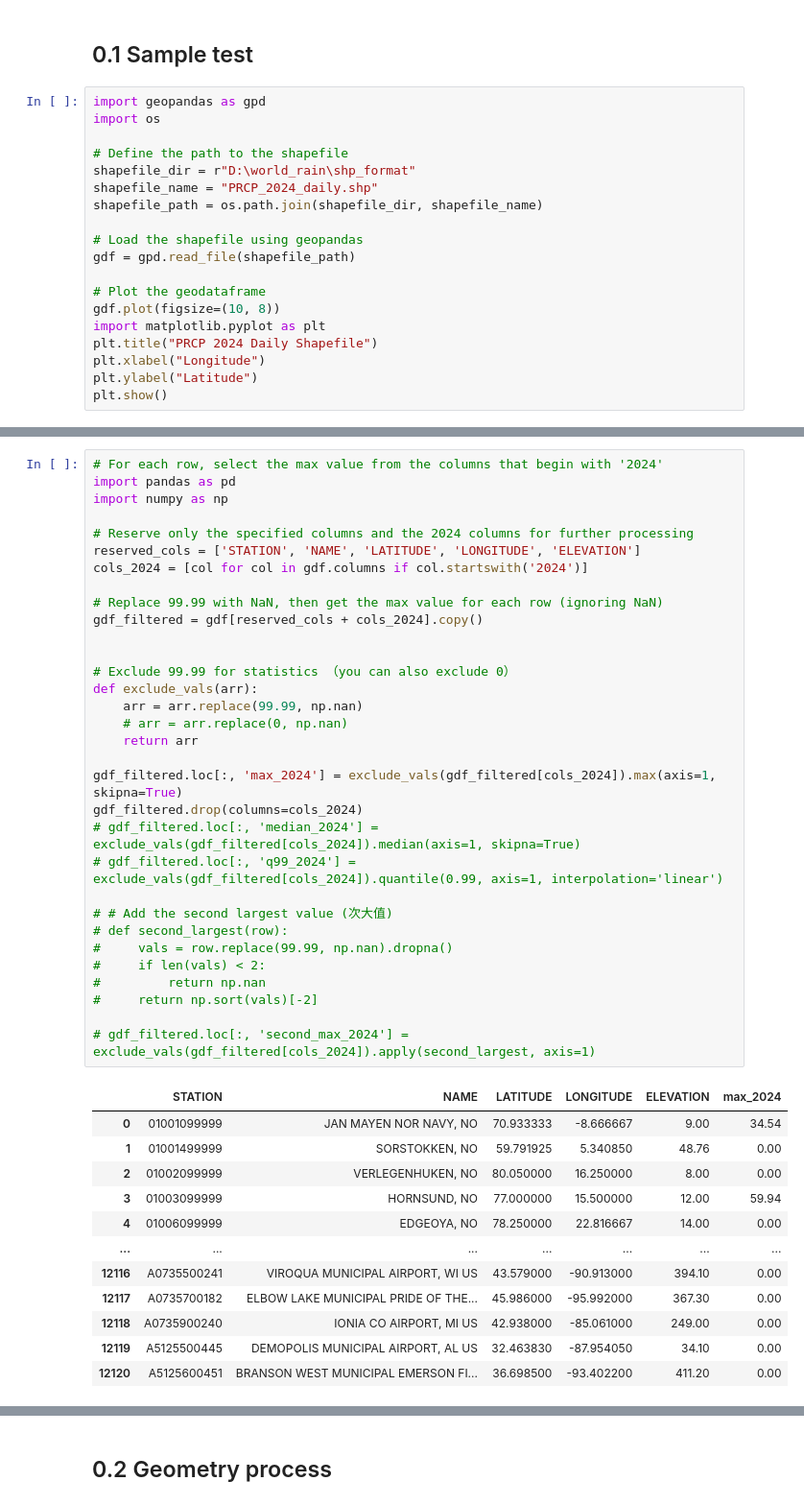
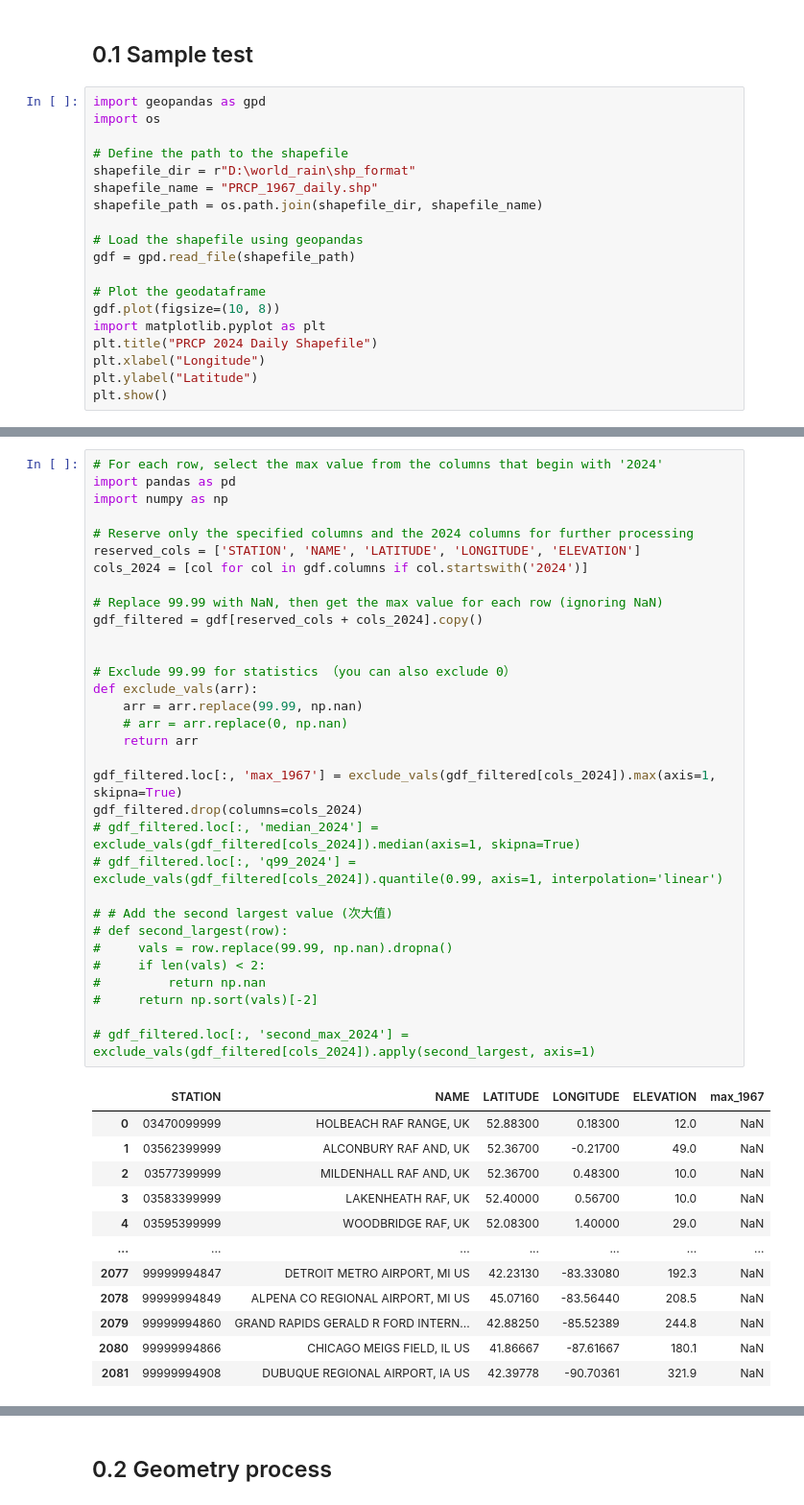
Before and after one commit to Pengyu1998526/glb_equal, a Jupyter notebook: glb_rain.ipynb, the cells around one changed output, grey strips where cells are left out. Shown at 96% size. Saved outputs shown, nothing was run; the diff lists cells and outputs as text.

```diff
--- a/glb_rain.ipynb
+++ b/glb_rain.ipynb
@@ -12,7 +12,7 @@ import os
 
 # Define the path to the shapefile
 shapefile_dir = r"D:\world_rain\shp_format"
-shapefile_name = "PRCP_2024_daily.shp"
+shapefile_name = "PRCP_1967_daily.shp"
 shapefile_path = os.path.join(shapefile_dir, shapefile_name)
 
 # Load the shapefile using geopandas
@@ -48,43 +37,43 @@ gdf
 import pandas as pd
 import numpy as np
 
 # Reserve only the specified columns and the 2024 columns for further processing
 reserved_cols = ['STATION', 'NAME', 'LATITUDE', 'LONGITUDE', 'ELEVATION']
 cols_2024 = [col for col in gdf.columns if col.startswith('2024')]
 
 # Replace 99.99 with NaN, then get the max value for each row (ignoring NaN)
 gdf_filtered = gdf[reserved_cols + cols_2024].copy()
 
 
 # Exclude 99.99 for statistics （you can also exclude 0）
 def exclude_vals(arr):
     arr = arr.replace(99.99, np.nan)
     # arr = arr.replace(0, np.nan)
     return arr
 
-gdf_filtered.loc[:, 'max_2024'] = exclude_vals(gdf_filtered[cols_2024]).max(axis=1, skipna=True)
+gdf_filtered.loc[:, 'max_1967'] = exclude_vals(gdf_filtered[cols_2024]).max(axis=1, skipna=True)
 gdf_filtered.drop(columns=cols_2024)
 # gdf_filtered.loc[:, 'median_2024'] = exclude_vals(gdf_filtered[cols_2024]).median(axis=1, skipna=True)
 # gdf_filtered.loc[:, 'q99_2024'] = exclude_vals(gdf_filtered[cols_2024]).quantile(0.99, axis=1, interpolation='linear')
 
 # # Add the second largest value (次大值)
 # def second_largest(row):
 #     vals = row.replace(99.99, np.nan).dropna()
 #     if len(vals) < 2:
 #         return np.nan
 #     return np.sort(vals)[-2]
 
 # gdf_filtered.loc[:, 'second_max_2024'] = exclude_vals(gdf_filtered[cols_2024]).apply(second_largest, axis=1)
 # %% [output]
-|  | STATION | NAME | LATITUDE | LONGITUDE | ELEVATION | max_2024 |
-| 0 | 01001099999 | JAN MAYEN NOR NAVY, NO | 70.933333 | -8.666667 | 9.00 | 34.54 |
-| 1 | 01001499999 | SORSTOKKEN, NO | 59.791925 | 5.340850 | 48.76 | 0.00 |
-| 2 | 01002099999 | VERLEGENHUKEN, NO | 80.050000 | 16.250000 | 8.00 | 0.00 |
-| 3 | 01003099999 | HORNSUND, NO | 77.000000 | 15.500000 | 12.00 | 59.94 |
-| 4 | 01006099999 | EDGEOYA, NO | 78.250000 | 22.816667 | 14.00 | 0.00 |
+|  | STATION | NAME | LATITUDE | LONGITUDE | ELEVATION | max_1967 |
+| 0 | 03470099999 | HOLBEACH RAF RANGE, UK | 52.88300 | 0.18300 | 12.0 | NaN |
+| 1 | 03562399999 | ALCONBURY RAF AND, UK | 52.36700 | -0.21700 | 49.0 | NaN |
+| 2 | 03577399999 | MILDENHALL RAF AND, UK | 52.36700 | 0.48300 | 10.0 | NaN |
+| 3 | 03583399999 | LAKENHEATH RAF, UK | 52.40000 | 0.56700 | 10.0 | NaN |
+| 4 | 03595399999 | WOODBRIDGE RAF, UK | 52.08300 | 1.40000 | 29.0 | NaN |
 | ... | ... | ... | ... | ... | ... | ... |
-| 12116 | A0735500241 | VIROQUA MUNICIPAL AIRPORT, WI US | 43.579000 | -90.913000 | 394.10 | 0.00 |
-| 12117 | A0735700182 | ELBOW LAKE MUNICIPAL PRIDE OF THE... | 45.986000 | -95.992000 | 367.30 | 0.00 |
-| 12118 | A0735900240 | IONIA CO AIRPORT, MI US | 42.938000 | -85.061000 | 249.00 | 0.00 |
-| 12119 | A5125500445 | DEMOPOLIS MUNICIPAL AIRPORT, AL US | 32.463830 | -87.954050 | 34.10 | 0.00 |
-| 12120 | A5125600451 | BRANSON WEST MUNICIPAL EMERSON FI... | 36.698500 | -93.402200 | 411.20 | 0.00 |
+| 2077 | 99999994847 | DETROIT METRO AIRPORT, MI US | 42.23130 | -83.33080 | 192.3 | NaN |
+| 2078 | 99999994849 | ALPENA CO REGIONAL AIRPORT, MI US | 45.07160 | -83.56440 | 208.5 | NaN |
+| 2079 | 99999994860 | GRAND RAPIDS GERALD R FORD INTERN... | 42.88250 | -85.52389 | 244.8 | NaN |
+| 2080 | 99999994866 | CHICAGO MEIGS FIELD, IL US | 41.86667 | -87.61667 | 180.1 | NaN |
+| 2081 | 99999994908 | DUBUQUE REGIONAL AIRPORT, IA US | 42.39778 | -90.70361 | 321.9 | NaN |
```
Also changed, not shown: parts of 16 cells of this notebook.
